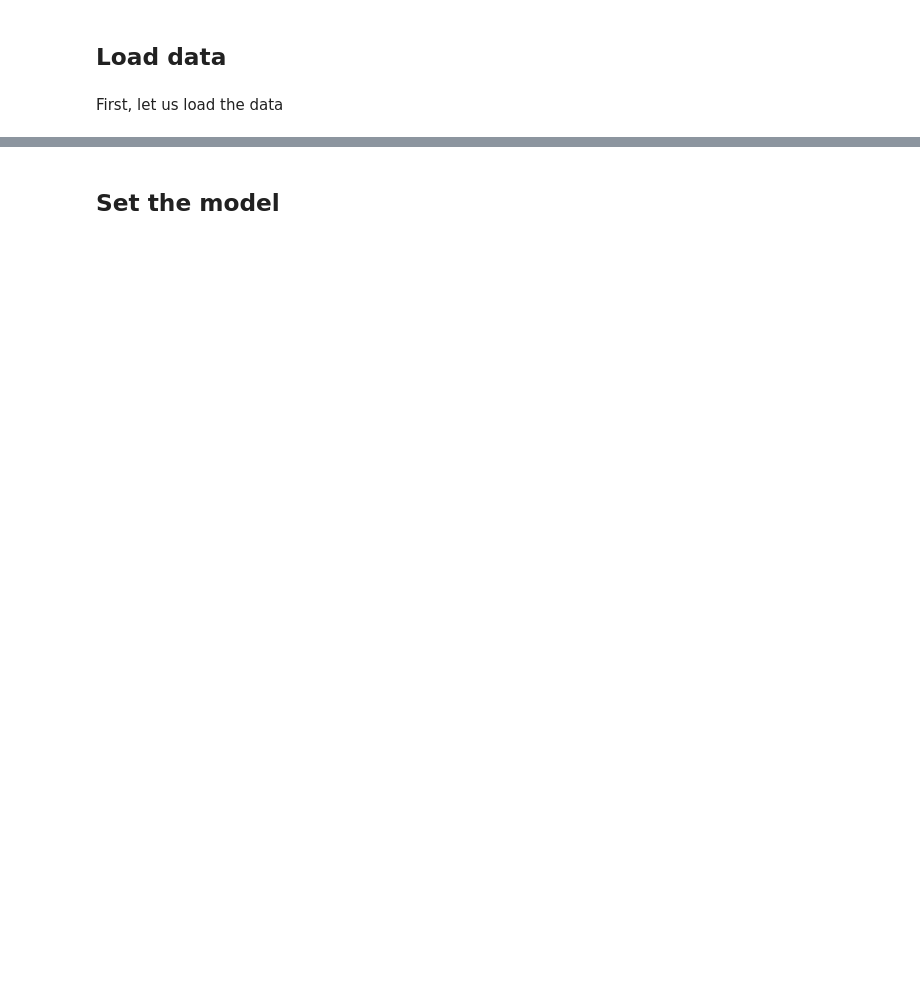
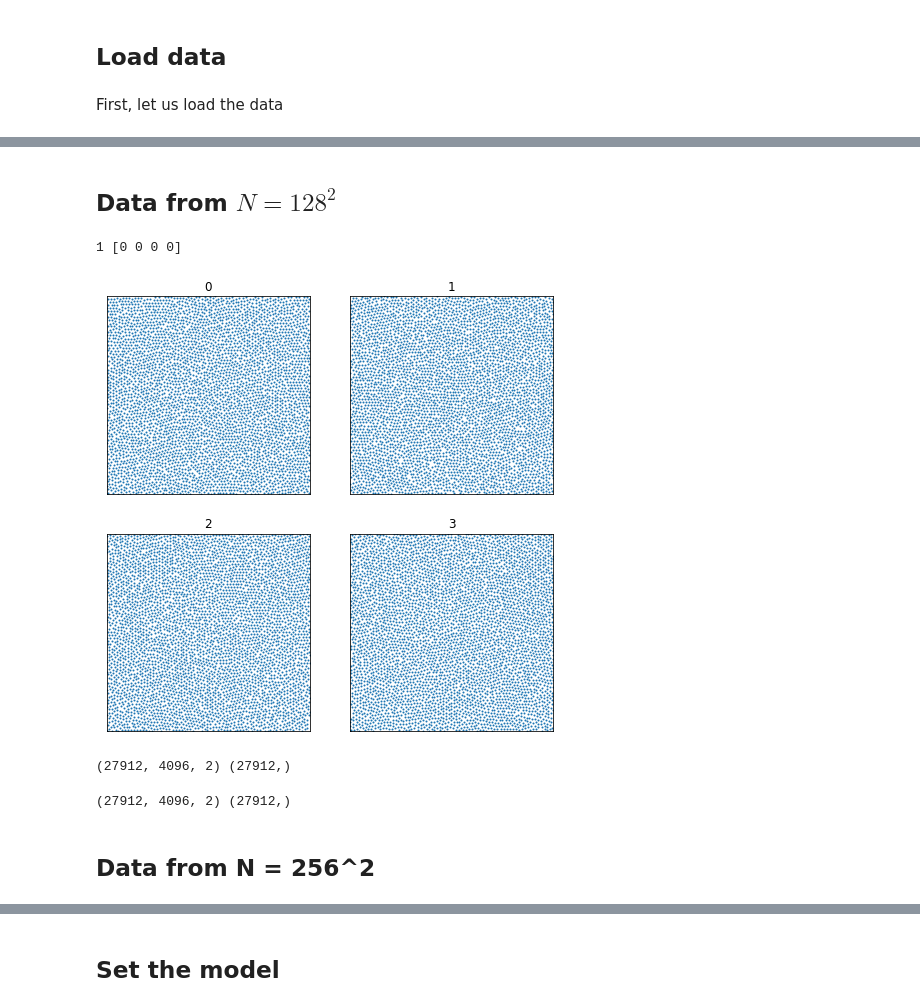
Before and after one commit to cbcaporusso/2d-crystalline-phase-classificator, a Jupyter notebook: phase_identification.ipynb, the cells around one changed output, grey strips where cells are left out. Cells and saved outputs as stored; diff of their text form; code cells hidden in the pictures; blank space fills up the shorter version.

```diff
--- a/phase_identification.ipynb
+++ b/phase_identification.ipynb
@@ -263,13 +23,0 @@ print(len(padded_pos))
-# %%
-# now split all the train set into smaller boxes with split_sys_in_squares
-# and pad them with zeros with padding_conf
-# then merge all the boxes into one big array
-
-padded_train_data = []
-for i in range(len(train_data)):
-    new_pos = split_sys_in_squares(train_data[i], 0.2)
-    padded_pos = padding_conf_fixed_size(new_pos, 756)
-    padded_train_data.append(padded_pos)
-    # print the completion percentage overwriting the same line
-    if i % 100 == 0:
-        print(i / len(train_data) * 100, '%\r', end='')
@@ -278,12 +23,0 @@ for i in range(len(train_data)):
-# %%
-
-padded_test_data = []
-for i in range(len(test_data)):
-    new_pos = split_sys_in_squares(test_data[i], 0.2)
-    padded_pos = padding_conf_fixed_size(new_pos, 756)
-    padded_test_data.append(padded_pos)
-    # print the completion percentage overwriting the same line
-    if i % 100 == 0:
-        print(i / len(test_data) * 100, '%\r', end='')
-
-#padded_train_data = np.array(padded_train_data)
@@ -326,0 +40,2 @@ padded_test_labels = np.repeat(test_labels, 25)
+# %% [markdown]
+## Data from $N = 128^2$
@@ -326,0 +89,36 @@ padded_test_labels = np.repeat(test_labels, 25)
+# %%
+splitted_conf, splitted_labels = split_sys_in_squares(data[17], labels[17], 0.5)
+print(labels[4000], splitted_labels)
+# %% [output]
+1 [0 0 0 0]
+# %%
+# plot the four configuration in a figure 2x2
+fig, axs = plt.subplots(2, 2, figsize=(8,8))
+for i in range(2):
+    for j in range(2):
+        axs[i,j].plot(splitted_conf[i*2+j][:,0], splitted_conf[i*2+j][:,1], 'o', markersize=1)
+        axs[i,j].set_title(i*2+j)
+        axs[i,j].set_xlim(0,1)
+        axs[i,j].set_ylim(0,1)
+        axs[i,j].set_xticks([])
+        axs[i,j].set_yticks([])
+plt.show()
+# %% [output]
+[figure, added]
+# %%
+# loop over all the data and split it up, then concatenate in a new array
+new_data = []
+new_labels = []
+for i in range(len(data)):
+    if i % 100 == 0:
+        print(f"{i/len(data)*100:.2f}", '%', end='\r')
+    splitted_conf, splitted_labels = split_sys_in_squares(data[i], labels[i], 0.5)
+    new_data.append(splitted_conf)
+    new_labels.append(splitted_labels)
+
+new_data = np.concatenate(new_data)
+new_labels = np.concatenate(new_labels)
+
+print(new_data.shape, new_labels.shape)
+# %% [output]
+(27912, 4096, 2) (27912,)
@@ -326,0 +137,6 @@ padded_test_labels = np.repeat(test_labels, 25)
+# %%
+print(data_128.shape, labels_128.shape)
+# %% [output]
+(27912, 4096, 2) (27912,)
+# %% [markdown]
+## Data from N = 256^2
```
Also changed, not shown: parts of 41 cells of this notebook.
